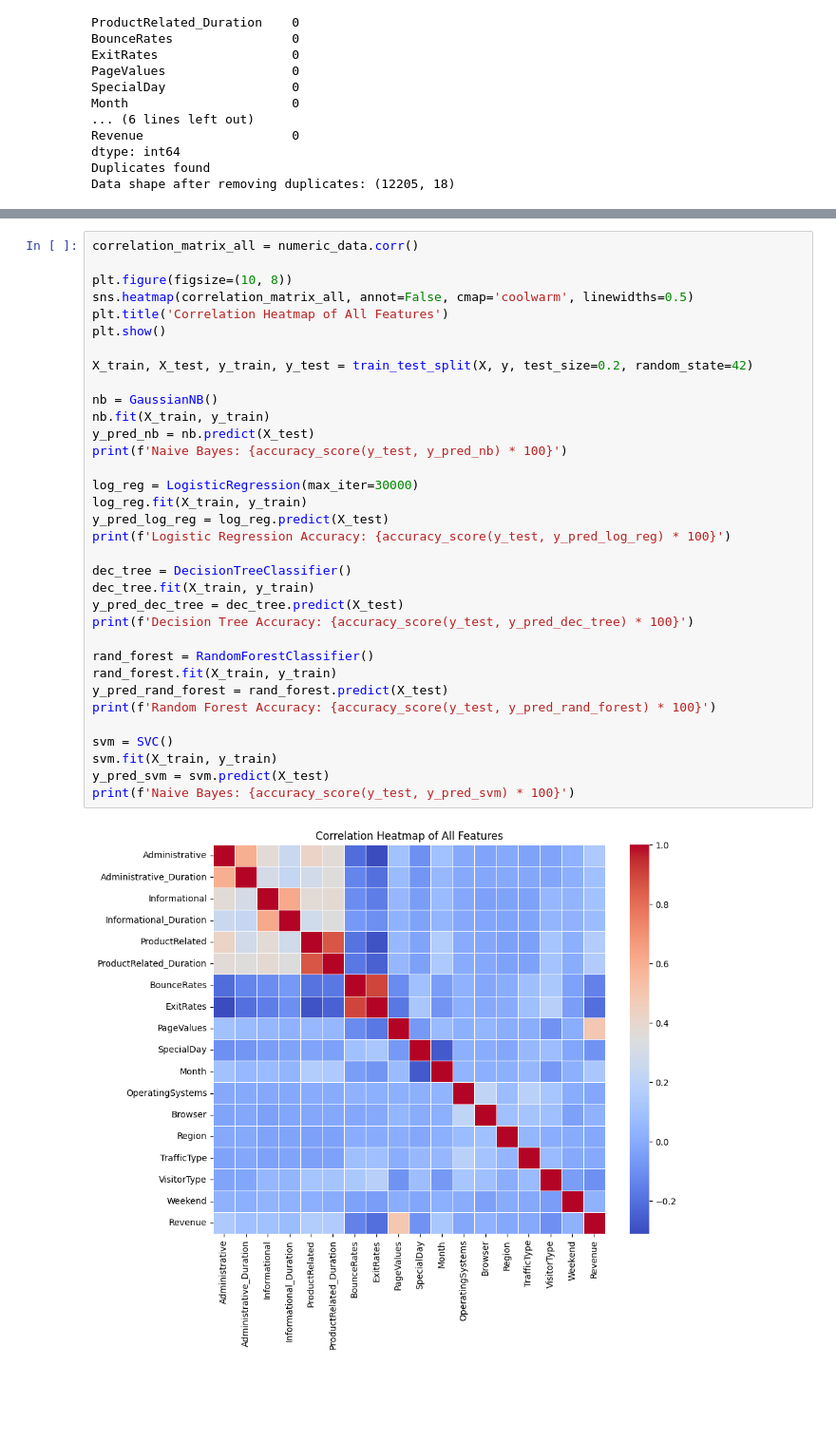
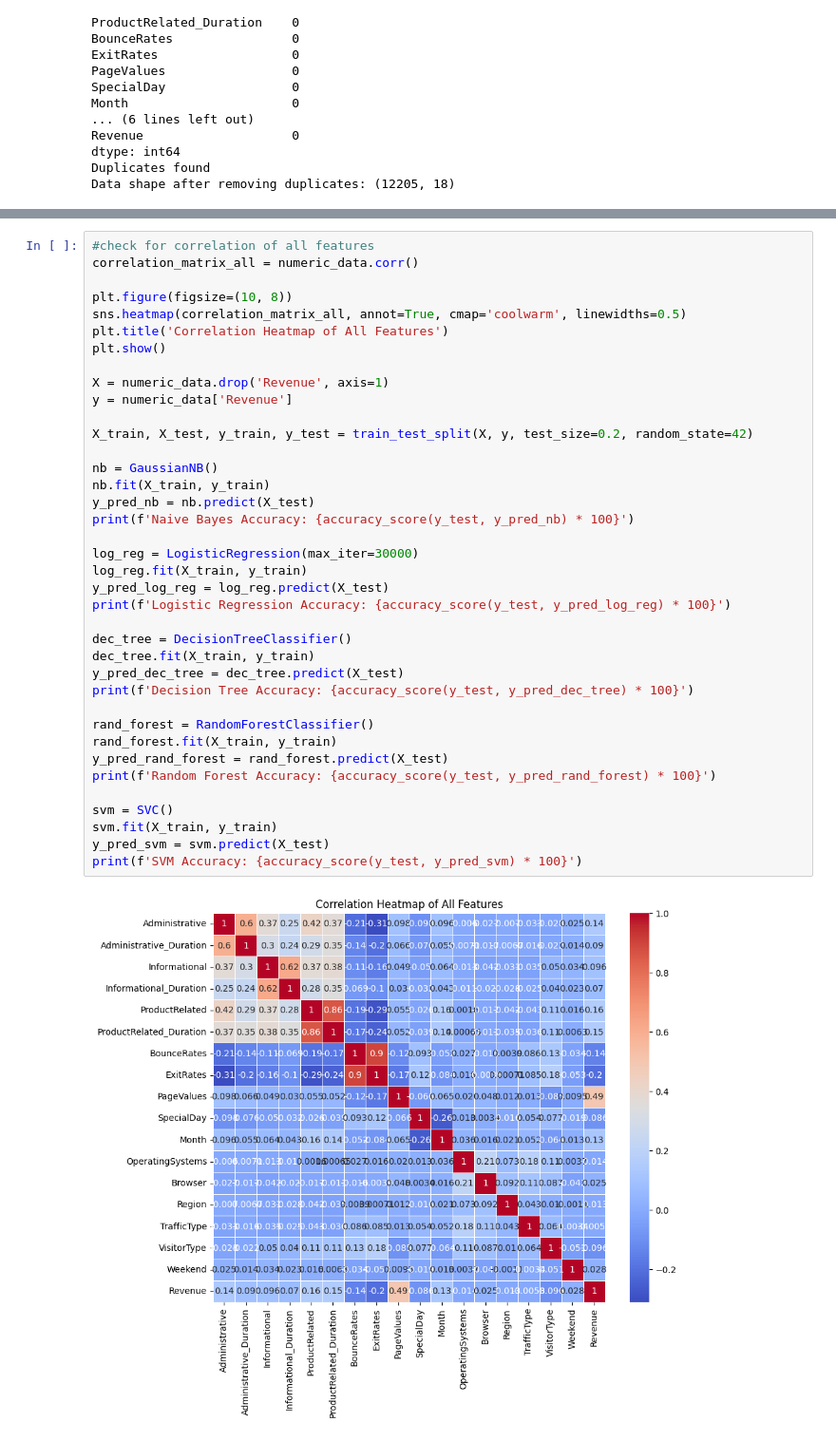
Before and after one commit to ivvnn/LE2_Hernandez_IJ, a Jupyter notebook: LE2_HERNANDEZ_IJ.ipynb, the cells around one changed output, grey strips where cells are left out. Shown at 95% size. Saved outputs shown, nothing was run; the diff lists cells and outputs as text; blank space fills up the shorter version.

```diff
--- a/LE2_HERNANDEZ_IJ.ipynb
+++ b/LE2_HERNANDEZ_IJ.ipynb
@@ -118,38 +126,42 @@ Weekend                       bool
 Revenue                       bool
 dtype: object
 # %%
+#check for correlation of all features
 correlation_matrix_all = numeric_data.corr()
 
 plt.figure(figsize=(10, 8))
-sns.heatmap(correlation_matrix_all, annot=False, cmap='coolwarm', linewidths=0.5)
+sns.heatmap(correlation_matrix_all, annot=True, cmap='coolwarm', linewidths=0.5)
 plt.title('Correlation Heatmap of All Features')
 plt.show()
+
+X = numeric_data.drop('Revenue', axis=1)
+y = numeric_data['Revenue']
 
 X_train, X_test, y_train, y_test = train_test_split(X, y, test_size=0.2, random_state=42)
 
 nb = GaussianNB()
 nb.fit(X_train, y_train)
 y_pred_nb = nb.predict(X_test)
-print(f'Naive Bayes: {accuracy_score(y_test, y_pred_nb) * 100}')
+print(f'Naive Bayes Accuracy: {accuracy_score(y_test, y_pred_nb) * 100}')
 
 log_reg = LogisticRegression(max_iter=30000)
 log_reg.fit(X_train, y_train)
 y_pred_log_reg = log_reg.predict(X_test)
 print(f'Logistic Regression Accuracy: {accuracy_score(y_test, y_pred_log_reg) * 100}')
 
 dec_tree = DecisionTreeClassifier()
 dec_tree.fit(X_train, y_train)
 y_pred_dec_tree = dec_tree.predict(X_test)
 print(f'Decision Tree Accuracy: {accuracy_score(y_test, y_pred_dec_tree) * 100}')
 
 rand_forest = RandomForestClassifier()
 rand_forest.fit(X_train, y_train)
 y_pred_rand_forest = rand_forest.predict(X_test)
 print(f'Random Forest Accuracy: {accuracy_score(y_test, y_pred_rand_forest) * 100}')
 
 svm = SVC()
 svm.fit(X_train, y_train)
 y_pred_svm = svm.predict(X_test)
-print(f'Naive Bayes: {accuracy_score(y_test, y_pred_svm) * 100}')
+print(f'SVM Accuracy: {accuracy_score(y_test, y_pred_svm) * 100}')
 # %% [output]
-[figure, old version]
+[figure, new version]
```
Also changed, not shown: parts of 6 cells of this notebook.
